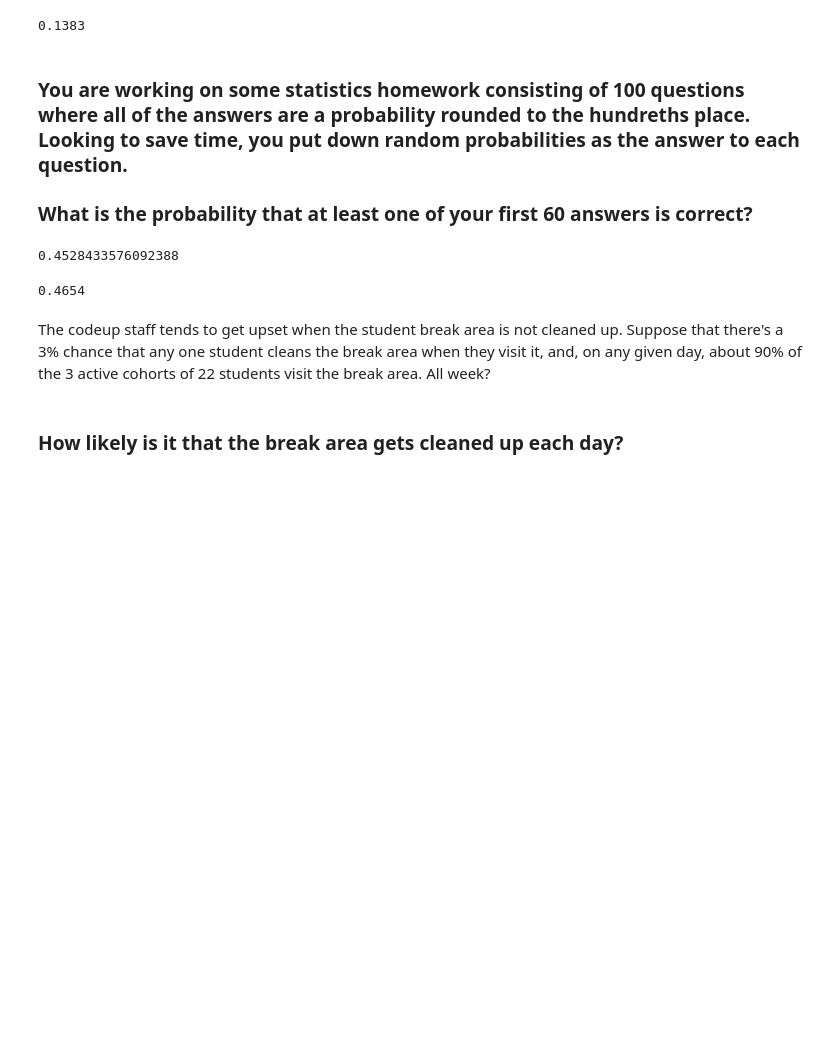
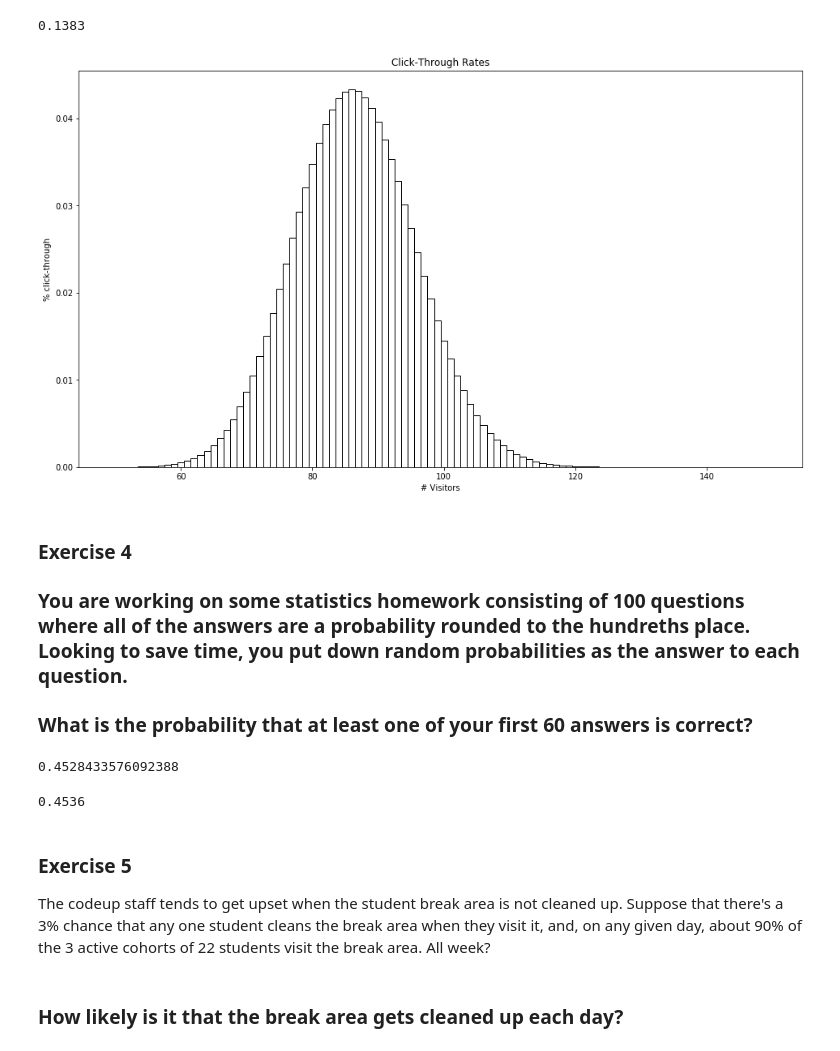
Before and after one commit to chasethompson/statistics_exercises, a Jupyter notebook: probability_distributions.ipynb, the cells around one changed output. Saved outputs shown, nothing was run; the diff lists cells and outputs as text; code cells hidden in the pictures; blank space fills up the shorter version.

Commit message:
Final updates to the exercises questions

```diff
--- a/probability_distributions.ipynb
+++ b/probability_distributions.ipynb
@@ -141,25 +243,45 @@ marketing_trials = np.random.binomial(visitors, ctr, 10_000)
 (marketing_trials >= click_throughs).mean()
 # %% [output]
 0.1383
+# %%
+plt.figure(figsize=(16, 9))
+x = np.arange(50, 150)
+y = stats.binom(4326, .02).pmf(x)
+
+plt.title("Click-Through Rates")
+plt.xlabel("# Visitors")
+plt.ylabel("% click-through")
+plt.bar(x, y, color="white", edgecolor="black", width=1)
+plt.show()
+# %% [output]
+[figure, added]
 # %% [markdown]
+### Exercise 4
+
 ### You are working on some statistics homework consisting of 100 questions where all of the answers are a probability rounded to the hundreths place. Looking to save time, you put down random probabilities as the answer to each question.
 
 ### What is the probability that at least one of your first 60 answers is correct?
-# %%
-answers = 60
-possible_right = .01
-
-stats.binom(answers, possible_right).sf(0)
-# %% [output]
-0.4528433576092388
+# %%
+#Binomal becuase we are correct or ewe are not, 1 or 0
+
+answers = 60
+possible_right = .01
+
+# More that or great makes this a servival function
+
+stats.binom(answers, possible_right).sf(0)
+# %% [output]
+0.4528433576092388
 # %%
 # Experimental
 
-homework_trials = np.random.binomial(answers, possible_right, 10_000)
-(homework_trials > 0).mean()
+simulation = np.random.binomial(answers, possible_right, 10_000)
+(simulation > 0).mean()
 # %% [output]
-0.4654
+0.4536
 # %% [markdown]
+### Exercise 5
+
 The codeup staff tends to get upset when the student break area is not cleaned up. Suppose that there's a 3% chance that any one student cleans the break area when they visit it, and, on any given day, about 90% of the 3 active cohorts of 22 students visit the break area. All week?
 # %% [markdown]
 ### How likely is it that the break area gets cleaned up each day?
```
Also changed, not shown: parts of 42 cells of this notebook.
